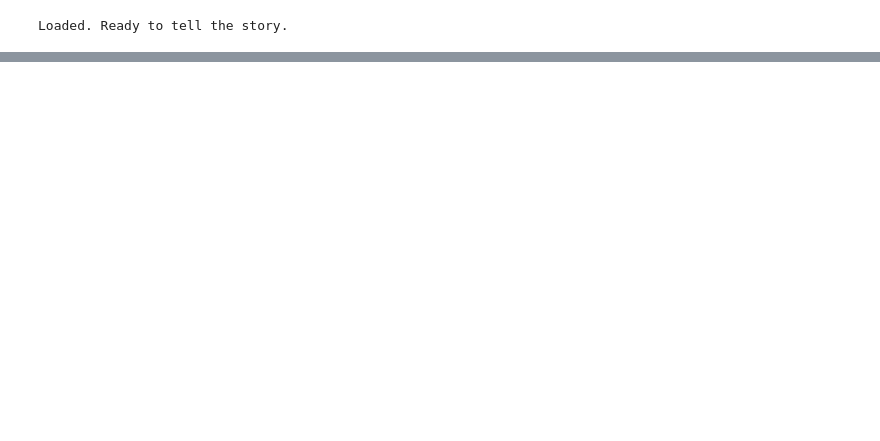
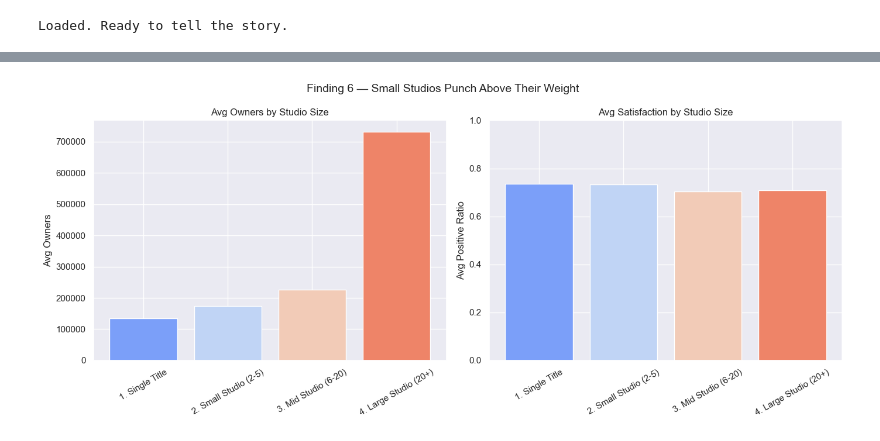
Before and after one commit to Najeer-04/steam-success-analysis, a Jupyter notebook: notebooks/05_insight_storytelling.ipynb, the cells around one changed output, grey strips where cells are left out. Saved outputs shown, nothing was run; the diff lists cells and outputs as text; code cells hidden in the pictures; blank space fills up the shorter version.

Commit message:
analysis: insight storytelling notebook complete, 7 key findings with examples

```diff
--- a/notebooks/05_insight_storytelling.ipynb
+++ b/notebooks/05_insight_storytelling.ipynb
@@ -213,0 +488,74 @@ So What: For indie developers, pricing below $5 is a trap.
+# %%
+# cell 7 — finding 6: small studios punch above their weight
+
+fig, axes = plt.subplots(1, 2, figsize=(14, 6))
+
+# owners — large studios win
+axes[0].bar(dev_comparison['studio_tier'], dev_comparison['avg_owners'],
+            color=sns.color_palette("coolwarm", len(dev_comparison)))
+axes[0].set_title("Avg Owners by Studio Size")
+axes[0].set_ylabel("Avg Owners")
+axes[0].tick_params(axis='x', rotation=30)
+
+# satisfaction — small studios match large
+axes[1].bar(dev_comparison['studio_tier'], dev_comparison['avg_positive_ratio'],
+            color=sns.color_palette("coolwarm", len(dev_comparison)))
+axes[1].set_title("Avg Satisfaction by Studio Size")
+axes[1].set_ylabel("Avg Positive Ratio")
+axes[1].set_ylim(0, 1)
+axes[1].tick_params(axis='x', rotation=30)
+
+plt.suptitle("Finding 6 — Small Studios Punch Above Their Weight",
+             fontsize=14)
+plt.tight_layout()
+plt.savefig("../reports/12_finding6_studio_size.png", dpi=150, bbox_inches='tight')
+plt.show()
+
+# real examples — successful single title devs
+single_title_hits = pd.read_sql("""
+    SELECT gm.name, gm.developer, gm.price,
+           ROUND(gm.positive_ratio, 3) AS positive_ratio,
+           gm.owner_midpoint
+    FROM games gm
+    WHERE gm.total_ratings > 5000
+    AND gm.owner_midpoint > 1000000
+    AND gm.positive_ratio > 0.90
+    AND gm.developer IN (
+        SELECT developer FROM games
+        GROUP BY developer
+        HAVING COUNT(*) = 1
+    )
+    AND gm.appid IN (
+    SELECT appid FROM game_genres
+    WHERE genre NOT IN (
+        'Utilities', 'Animation & Modeling',
+        'Design & Illustration', 'Photo Editing',
+        'Game Development', 'Audio Production'
+    )
+)
+    ORDER BY gm.positive_ratio DESC
+    LIMIT 5
+""", conn)
+
+print("=== SINGLE TITLE STUDIOS THAT HIT BIG ===")
+print(single_title_hits.to_string())
+
+print("""
+FINDING 6 — SMALL STUDIOS PUNCH ABOVE THEIR WEIGHT
+━━━━━━━━━━━━━━━━━━━━━━━━━━━━━━━━━━━━━━━━━━━━━━━━━━
+What: Large studios (20+ games) have 5.5x more avg owners than
+      single title developers. Yet satisfaction scores are
+      virtually identical across all studio sizes.
+
+Why:  Large studios have marketing budgets, brand recognition,
+      and distribution deals. Small studios have passion and focus.
+      Players can feel the difference — a solo dev's one game
+      gets their entire attention. A AAA studio's game is one
+      of thirty projects running simultaneously.
+
+So What: Studio size predicts reach, not quality.
+         The barrier to making a beloved game is talent and passion
+         — not headcount or budget.
+""")
+# %% [output]
+[figure, added]
```
Also changed, not shown: parts of 7 cells of this notebook, 4 other files.
